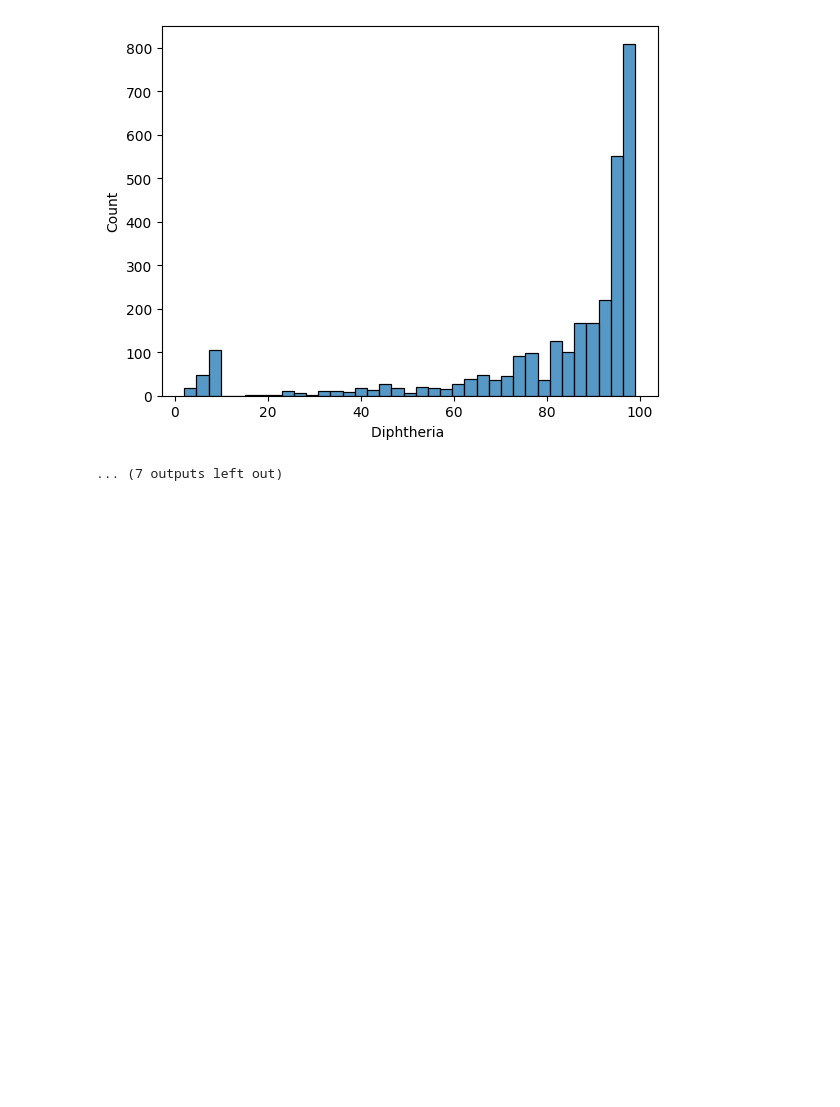
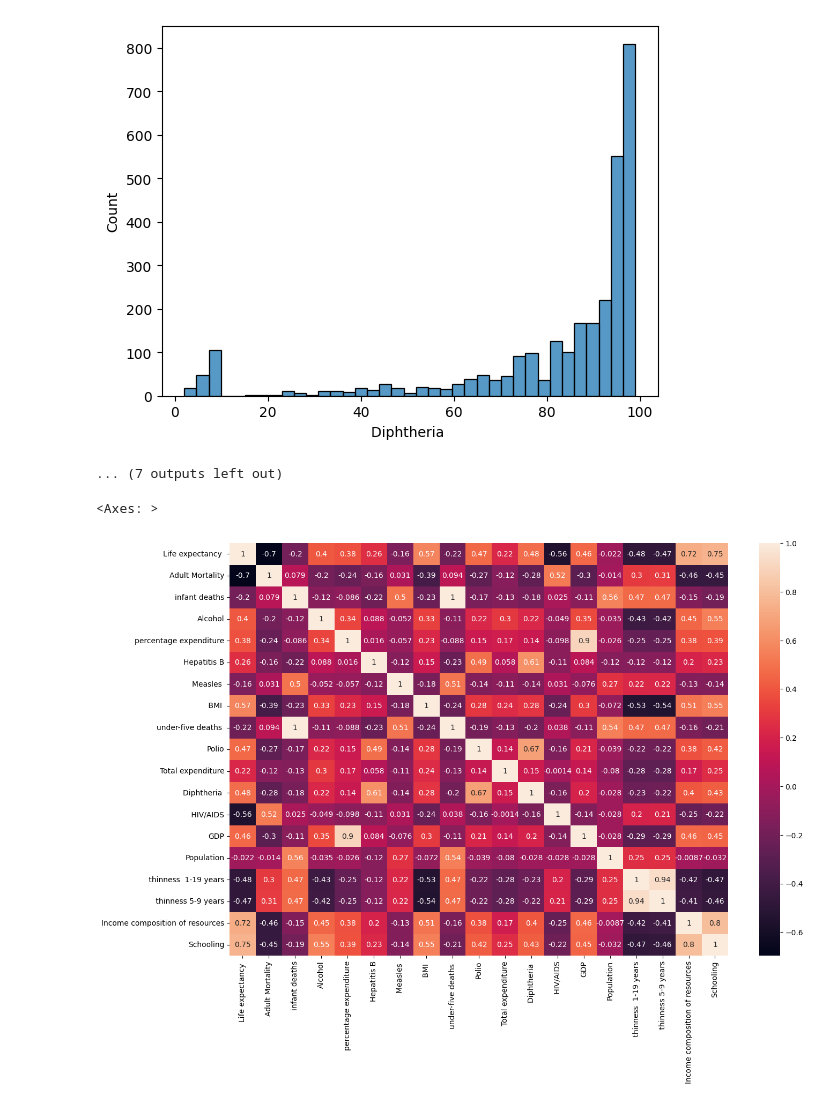
Before and after one commit to DeepjyotiBhattacharjee/Life-expectancy-regression, a Jupyter notebook: notebooks/research.ipynb, the cells around one changed output. Drawn from its saved outputs; the diff is of its cells as text; code cells hidden in the pictures; blank space fills up the shorter version.

Commit message:
heatmap for correlated features

```diff
--- a/notebooks/research.ipynb
+++ b/notebooks/research.ipynb
@@ -201,3 +201,9 @@ for col in numerical_columns:
 [figure]
 [figure]
 ... (7 outputs left out)
+# %%
+plt.figure(figsize=(15,10))
+sns.heatmap(df[numerical_columns].corr(),annot=True)
+# %% [output]
+<Axes: >
+[figure, added]
```
Also changed, not shown: parts of 1 cell of this notebook.
